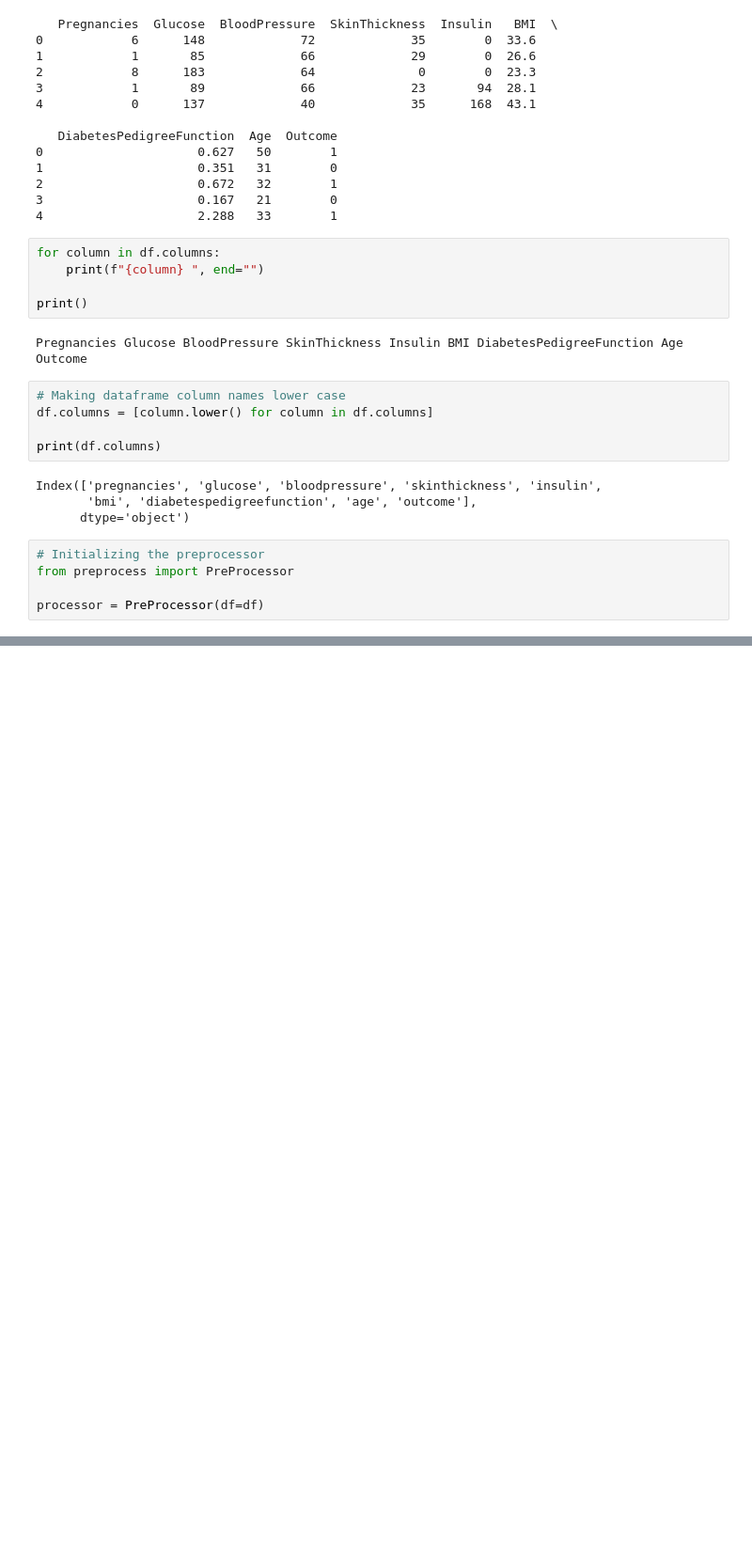
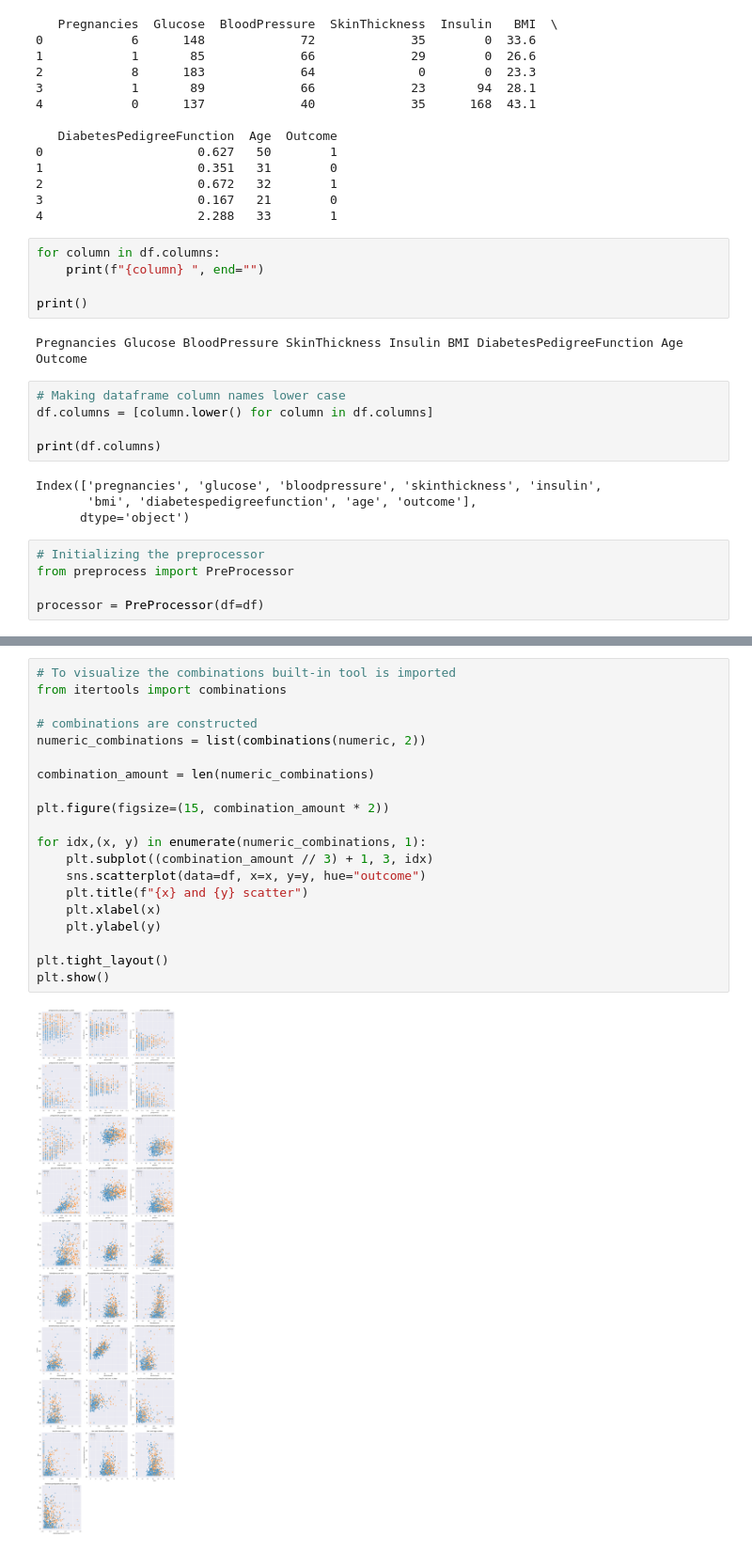
Before and after one commit to alitalipcoskun/diabetes-datamining, a Jupyter notebook: visualizations.ipynb, the cells around one changed output, grey strips where cells are left out. Shown at 94% size. Drawn from its saved outputs; the diff is of its cells as text; blank space fills up the shorter version.

```diff
--- a/visualizations.ipynb
+++ b/visualizations.ipynb
@@ -54,0 +85,22 @@ processor = PreProcessor(df=df)
+# %%
+# To visualize the combinations built-in tool is imported
+from itertools import combinations
+
+# combinations are constructed
+numeric_combinations = list(combinations(numeric, 2))
+
+combination_amount = len(numeric_combinations)
+
+plt.figure(figsize=(15, combination_amount * 2))
+
+for idx,(x, y) in enumerate(numeric_combinations, 1):
+    plt.subplot((combination_amount // 3) + 1, 3, idx)
+    sns.scatterplot(data=df, x=x, y=y, hue="outcome")
+    plt.title(f"{x} and {y} scatter")
+    plt.xlabel(x)
+    plt.ylabel(y)
+
+plt.tight_layout()
+plt.show()
+# %% [output]
+[figure, added]
```
Also changed, not shown: parts of 6 cells of this notebook.
